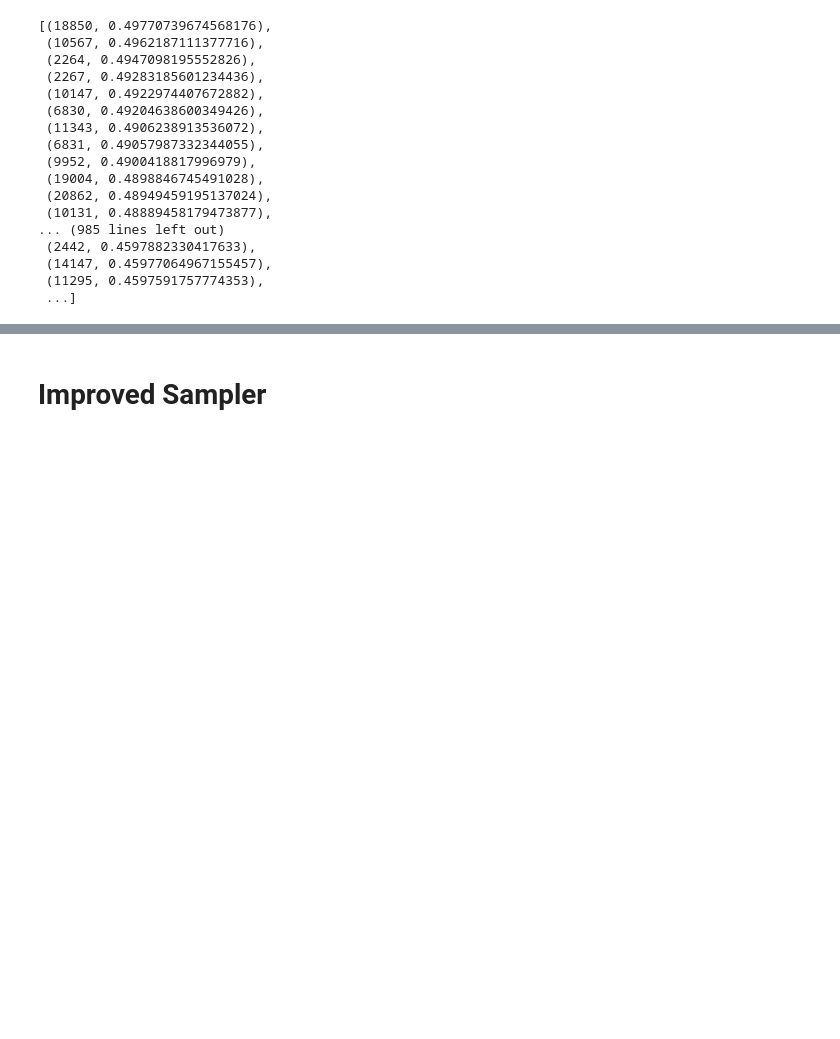
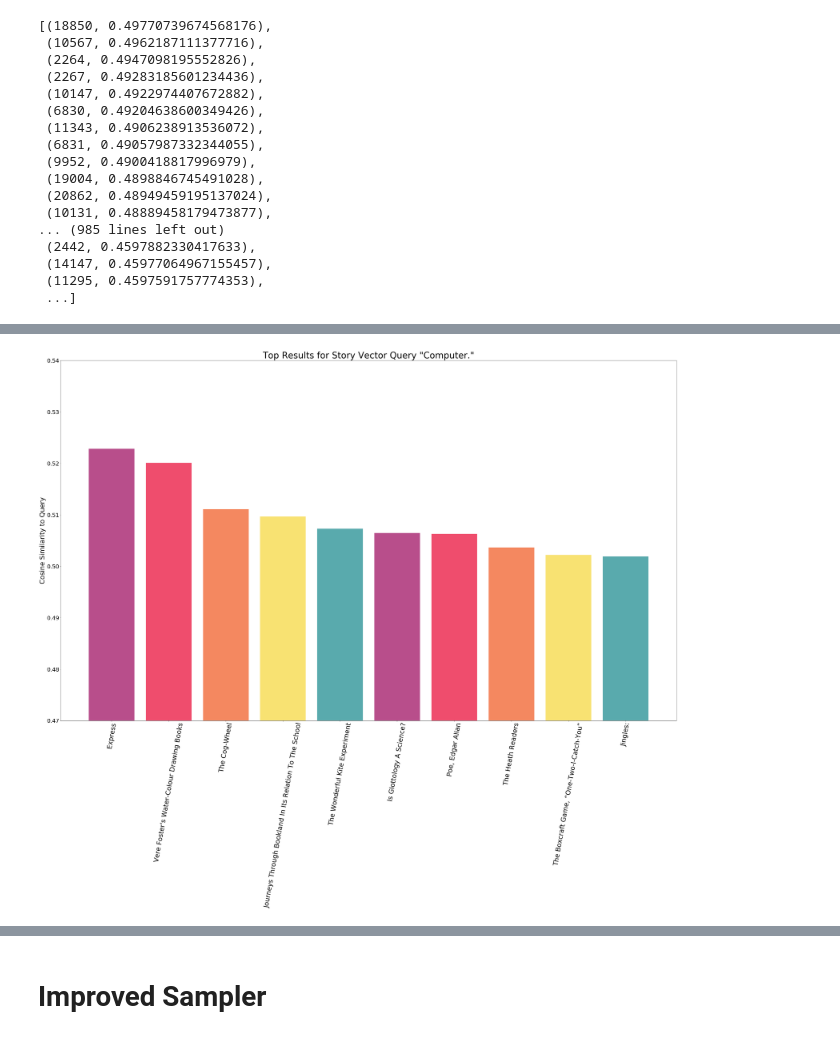
Before and after one commit to freeebooksdotcom/urstoryapp, a Jupyter notebook: Function_Notebooks/sampler_and_single_word_query_test_and_visualizations.ipynb, the cells around one changed output, grey strips where cells are left out. Cells and saved outputs as stored; diff of their text form; code cells hidden in the pictures; blank space fills up the shorter version.

```diff
--- a/Function_Notebooks/sampler_and_single_word_query_test_and_visualizations.ipynb
+++ b/Function_Notebooks/sampler_and_single_word_query_test_and_visualizations.ipynb
@@ -306,0 +437,3 @@ results=word_in_title_query('computer')
+# %%
+user_input= 'computer'
+query_computer=[(df.loc[result[0], 'story_title'], result[1]) for result in query('computer')[:10]]
@@ -306,0 +443,18 @@ results=word_in_title_query('computer')
+# %%
+query_computer_index= [title for title, value in query_computer]
+query_computer_values= [value for title, value in query_computer]
+
+title_computer_index= [title for title, value in title_query_computer]
+title_computer_values= [value for title, value in title_query_computer]
+# %%
+fig, axs=plt.subplots(nrows=1, ncols=1, figsize=[50,30])
+axs.bar(query_computer_index, query_computer_values, alpha=0.8, color=['#A7226E', '#EC2049', '#F26B38', '#F7DB4F', '#2F9599'])
+axs.set_ylim([0.47,0.54])
+axs.set_ylabel('Cosine Similarity to Query', fontsize=30)
+axs.set_xticklabels(query_computer_index, rotation=80,fontsize=30)
+plt.yticks(fontsize=25)
+axs.set_title('Top Results for Story Vector Query "Computer."', fontsize=40)
+plt.show()
+fig.savefig('computerquery.png')
+# %% [output]
+[figure, added]
```
Also changed, not shown: parts of 25 cells of this notebook.
